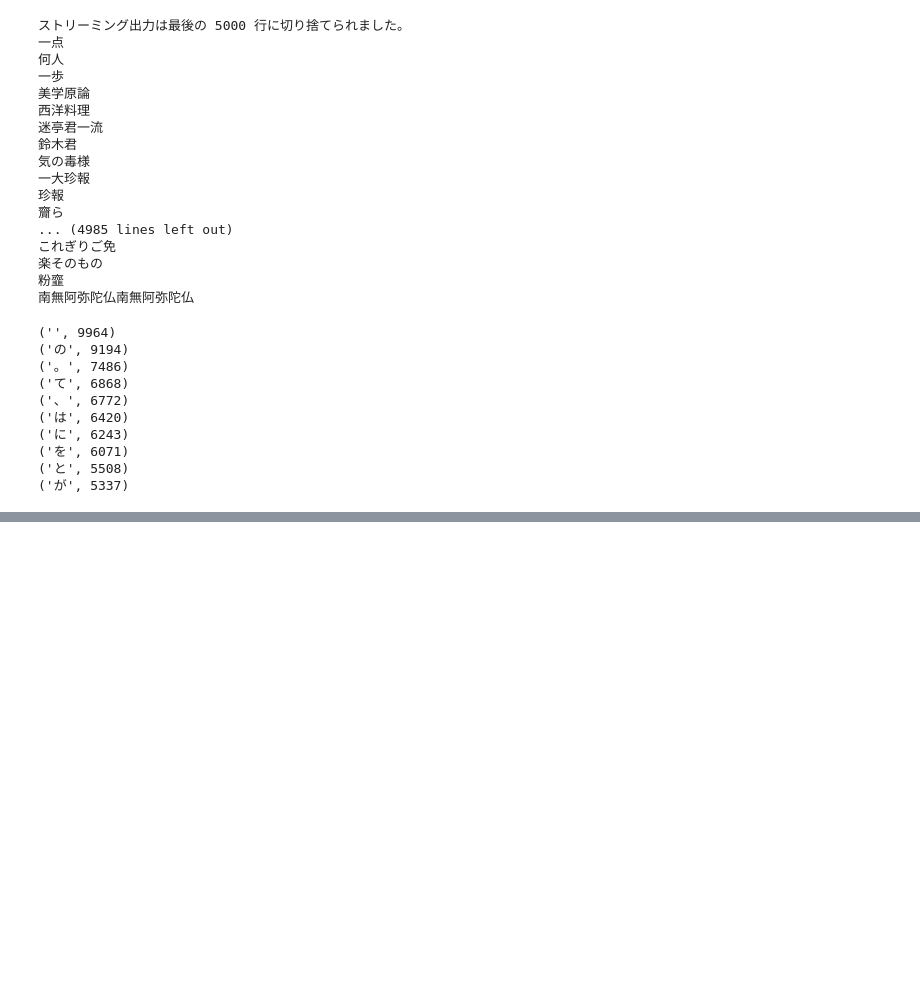
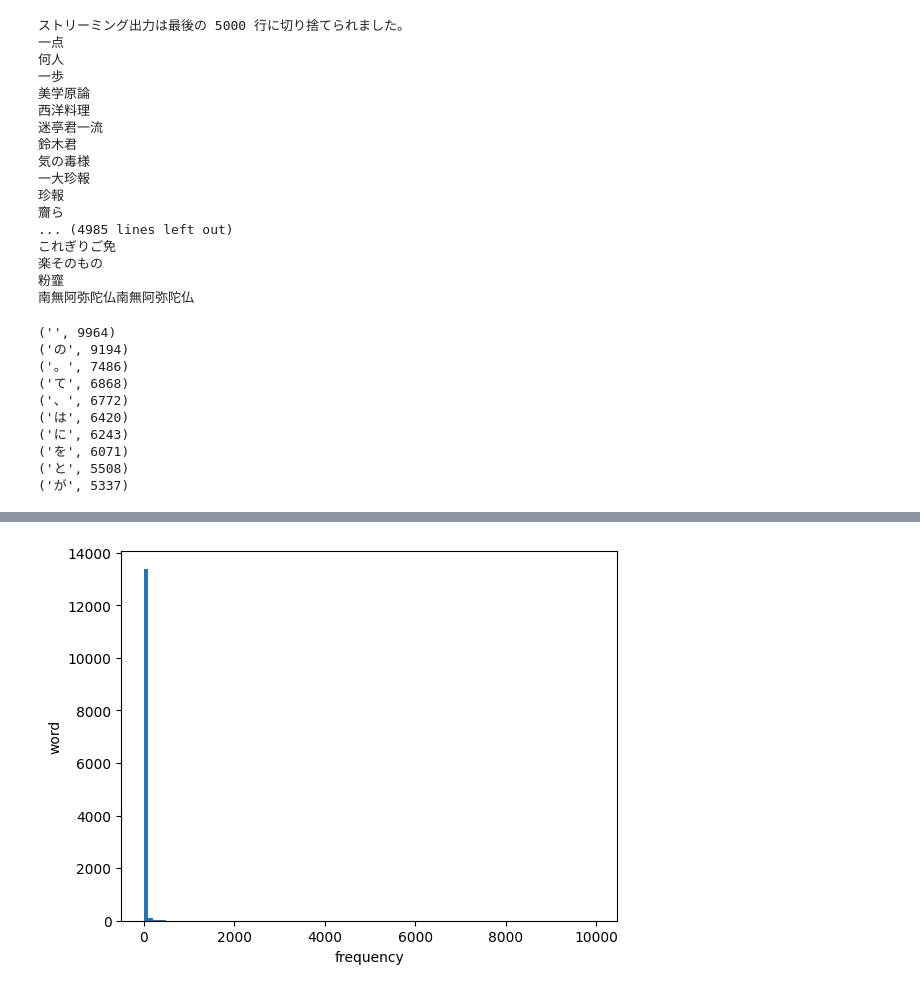
Before and after one commit to Rin-Sanity/test1, a Jupyter notebook: 04.ipynb, the cells around one changed output, grey strips where cells are left out. Cells and saved outputs as stored; diff of their text form; code cells hidden in the pictures; blank space fills up the shorter version.

```diff
--- a/04.ipynb
+++ b/04.ipynb
@@ -252,0 +292,9 @@ plt.show()
+# %%
+#38
+data = lex.values() #辞書の中の頻度データを取り出す
+plt.hist(data, bins=100) #100個棒を描く
+plt.xlabel('frequency')
+plt.ylabel('word')
+plt.show()
+# %% [output]
+[figure, added]
```
Also changed, not shown: parts of 6 cells of this notebook.
